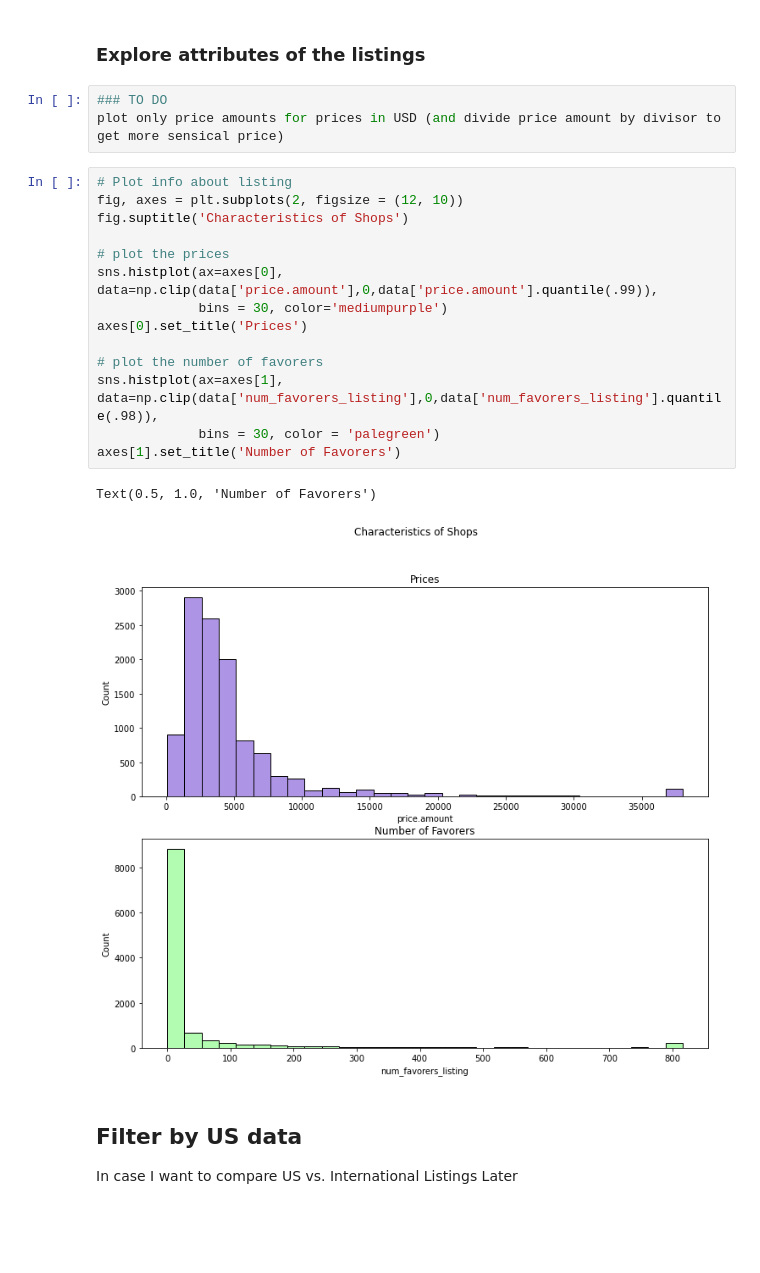
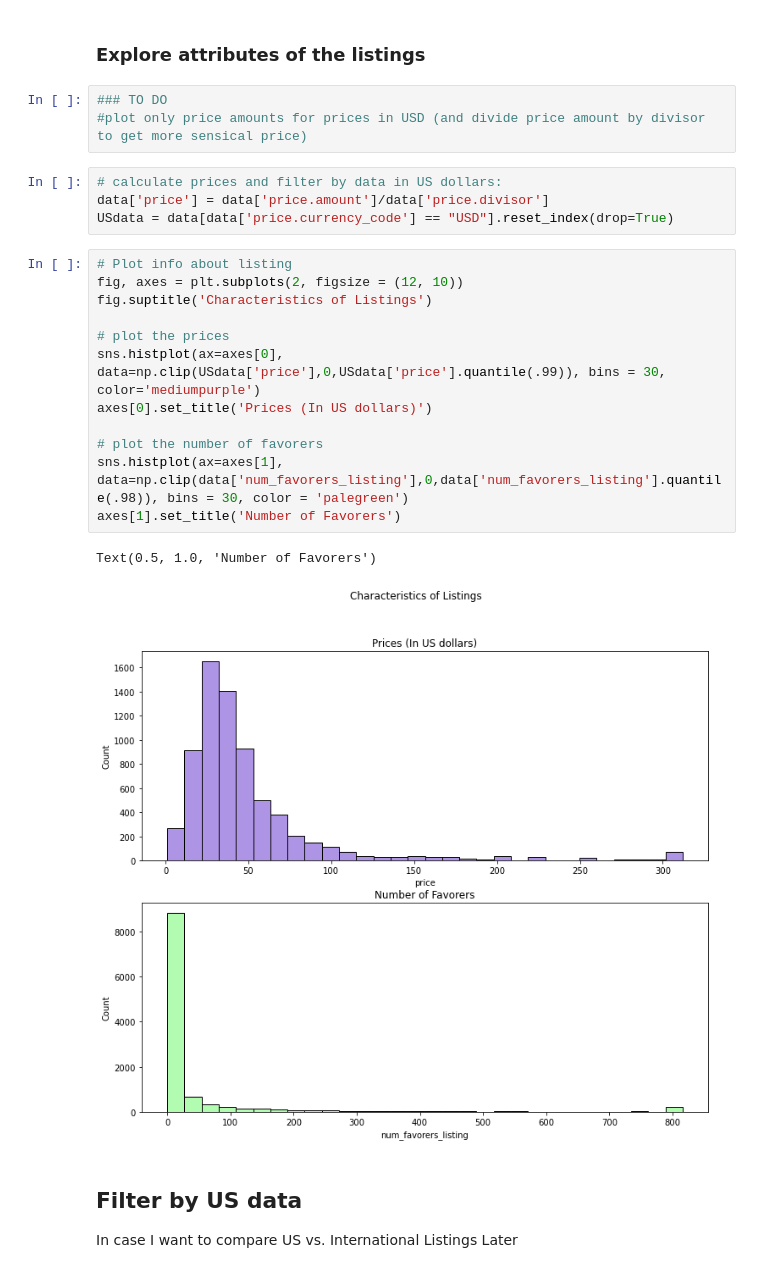
Before and after one commit to torisatori/etsy-pottery, a Jupyter notebook: Data Preprocessing Visualization Exploration.ipynb, the cells around one changed output. Cells and saved outputs as stored; diff of their text form; blank space fills up the shorter version.

```diff
--- a/Data Preprocessing Visualization Exploration.ipynb
+++ b/Data Preprocessing Visualization Exploration.ipynb
@@ -140,24 +140,26 @@ plt.show()
 ### Explore attributes of the listings
 # %%
 ### TO DO
-plot only price amounts for prices in USD (and divide price amount by divisor to get more sensical price)
+#plot only price amounts for prices in USD (and divide price amount by divisor to get more sensical price)
+# %%
+# calculate prices and filter by data in US dollars:
+data['price'] = data['price.amount']/data['price.divisor']
+USdata = data[data['price.currency_code'] == "USD"].reset_index(drop=True)
 # %%
 # Plot info about listing
 fig, axes = plt.subplots(2, figsize = (12, 10))
-fig.suptitle('Characteristics of Shops')
+fig.suptitle('Characteristics of Listings')
 
 # plot the prices
-sns.histplot(ax=axes[0], data=np.clip(data['price.amount'],0,data['price.amount'].quantile(.99)),
-             bins = 30, color='mediumpurple')
-axes[0].set_title('Prices')
+sns.histplot(ax=axes[0], data=np.clip(USdata['price'],0,USdata['price'].quantile(.99)), bins = 30, color='mediumpurple')
+axes[0].set_title('Prices (In US dollars)')
 
 # plot the number of favorers
-sns.histplot(ax=axes[1], data=np.clip(data['num_favorers_listing'],0,data['num_favorers_listing'].quantile(.98)),
-             bins = 30, color = 'palegreen')
+sns.histplot(ax=axes[1], data=np.clip(data['num_favorers_listing'],0,data['num_favorers_listing'].quantile(.98)), bins = 30, color = 'palegreen')
 axes[1].set_title('Number of Favorers')
 # %% [output]
 Text(0.5, 1.0, 'Number of Favorers')
-[figure, old version]
+[figure, new version]
 # %% [markdown]
 ## Filter by US data
 In case I want to compare US vs. International Listings Later
```
Also changed, not shown: parts of 5 cells of this notebook, 2 other files.
